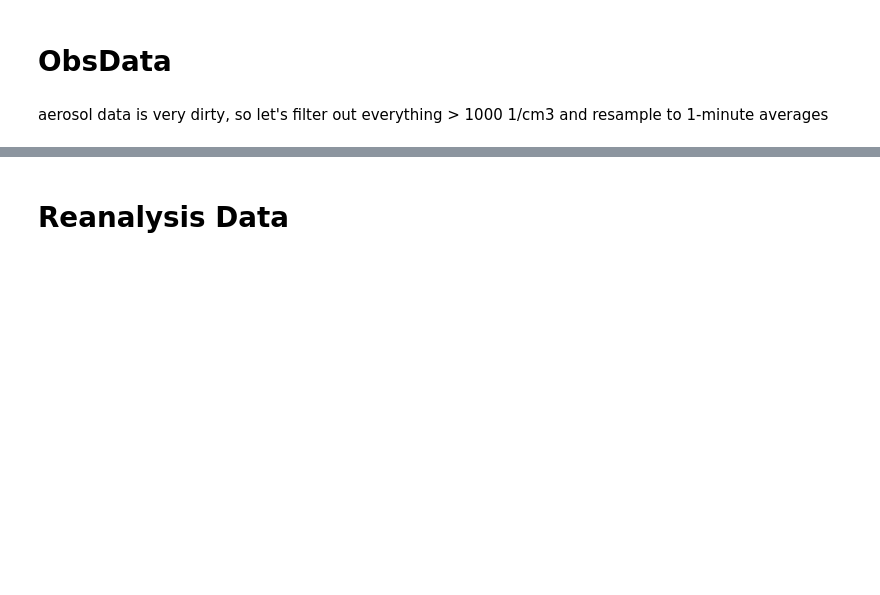
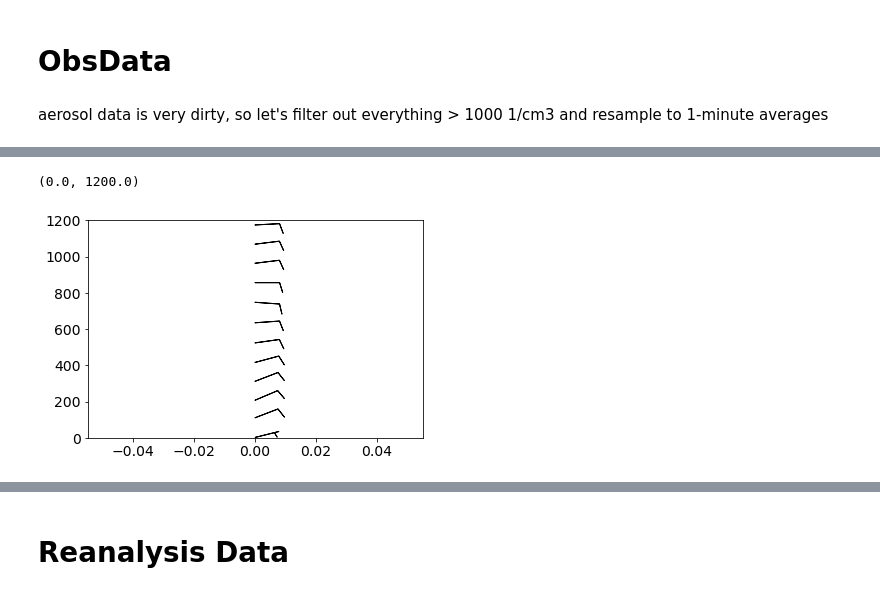
Before and after one commit to lsterzinger/2022-modeling-tenuous-arctic-clouds, a Jupyter notebook: plotting-scripts/02-oliktok-obs.ipynb, the cells around one changed output, grey strips where cells are left out. Drawn from its saved outputs; the diff is of its cells as text; code cells hidden in the pictures; blank space fills up the shorter version.

```diff
--- a/plotting-scripts/02-oliktok-obs.ipynb
+++ b/plotting-scripts/02-oliktok-obs.ipynb
@@ -47,0 +68,3 @@ oli_ccn = oli_ccn_data.concentration.where(oli_ccn_data.qc_concentration ==0).wh
+# %%
+u,v = oli_snd.u_wind[::10], oli_snd.v_wind[::10]
+alt = oli_snd.alt[::10]
@@ -48,3 +86,9 @@ oli_ccn = oli_ccn_data.concentration.where(oli_ccn_data.qc_concentration ==0).wh
+# %%
+plt.barbs(np.zeros(len(alt)), alt, u, v)
+plt.ylim(0, 1200)
+# %% [output]
+(0.0, 1200.0)
+[figure, added]
 # %%
 fig = plt.figure()
 oli_ccn.plot(yscale='log')
```
Also changed, not shown: parts of 7 cells of this notebook, 5 other files.
